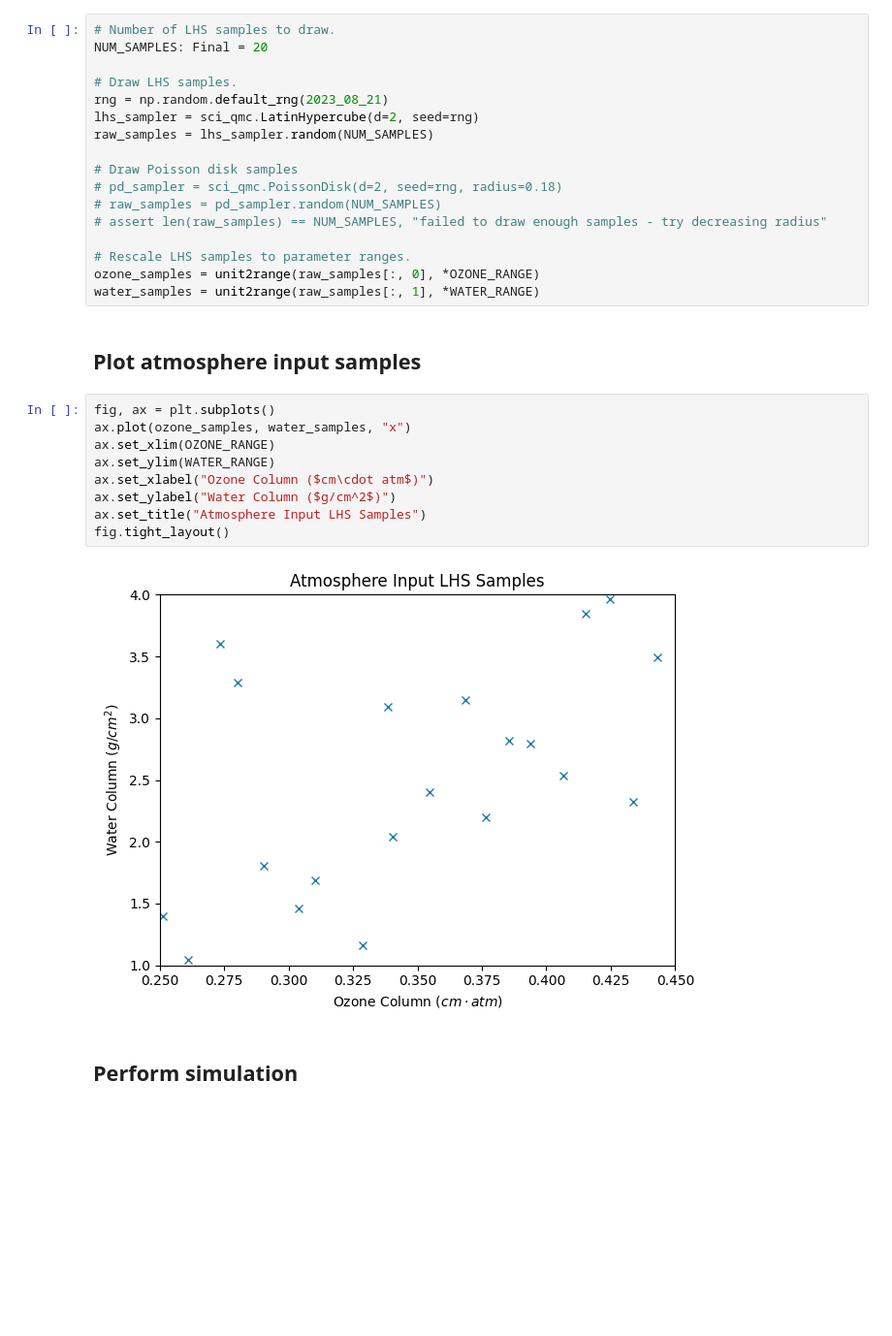
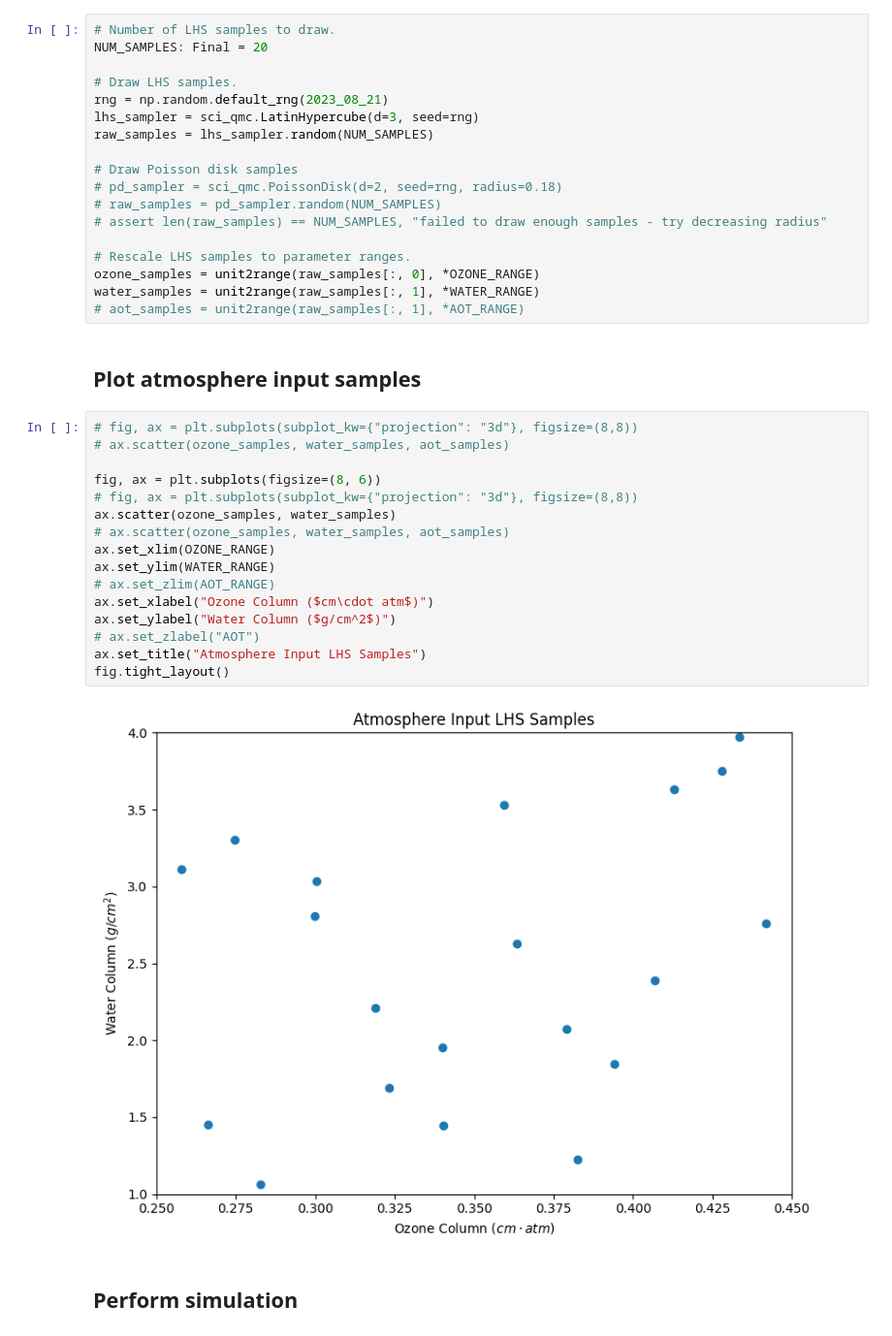
Before and after one commit to brianschubert/scratch-emulator, a Jupyter notebook: notebooks/aug22-single-wl.ipynb, the cells around one changed output. Shown: that part at 97% size. Saved outputs shown, nothing was run; the diff lists cells and outputs as text; blank space fills up the shorter version.

```diff
--- a/notebooks/aug22-single-wl.ipynb
+++ b/notebooks/aug22-single-wl.ipynb
@@ -39,7 +40,7 @@ NUM_SAMPLES: Final = 20
 
 # Draw LHS samples.
 rng = np.random.default_rng(2023_08_21)
-lhs_sampler = sci_qmc.LatinHypercube(d=2, seed=rng)
+lhs_sampler = sci_qmc.LatinHypercube(d=3, seed=rng)
 raw_samples = lhs_sampler.random(NUM_SAMPLES)
 
 # Draw Poisson disk samples
@@ -50,19 +51,27 @@ raw_samples = lhs_sampler.random(NUM_SAMPLES)
 # Rescale LHS samples to parameter ranges.
 ozone_samples = unit2range(raw_samples[:, 0], *OZONE_RANGE)
 water_samples = unit2range(raw_samples[:, 1], *WATER_RANGE)
+# aot_samples = unit2range(raw_samples[:, 1], *AOT_RANGE)
 # %% [markdown]
 ## Plot atmosphere input samples
 # %%
-fig, ax = plt.subplots()
-ax.plot(ozone_samples, water_samples, "x")
+# fig, ax = plt.subplots(subplot_kw={"projection": "3d"}, figsize=(8,8))
+# ax.scatter(ozone_samples, water_samples, aot_samples)
+
+fig, ax = plt.subplots(figsize=(8, 6))
+# fig, ax = plt.subplots(subplot_kw={"projection": "3d"}, figsize=(8,8))
+ax.scatter(ozone_samples, water_samples)
+# ax.scatter(ozone_samples, water_samples, aot_samples)
 ax.set_xlim(OZONE_RANGE)
 ax.set_ylim(WATER_RANGE)
+# ax.set_zlim(AOT_RANGE)
 ax.set_xlabel("Ozone Column ($cm\cdot atm$)")
 ax.set_ylabel("Water Column ($g/cm^2$)")
+# ax.set_zlabel("AOT")
 ax.set_title("Atmosphere Input LHS Samples")
 fig.tight_layout()
 # %% [output]
-[figure, old version]
+[figure, new version]
 # %% [markdown]
 ## Perform simulation
 # %%
```
Also changed, not shown: parts of 9 cells of this notebook.
